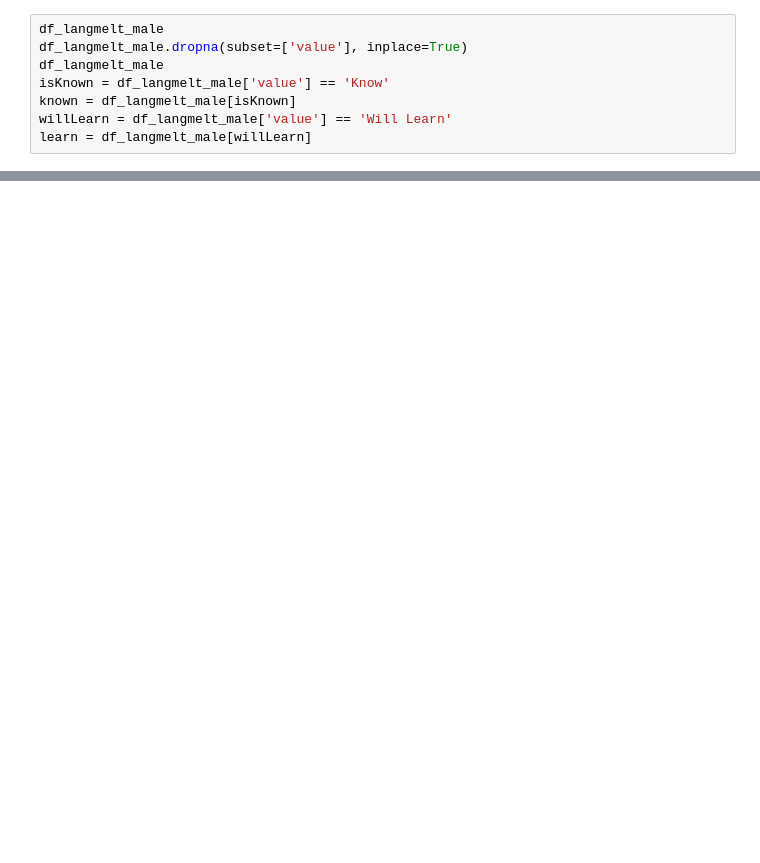
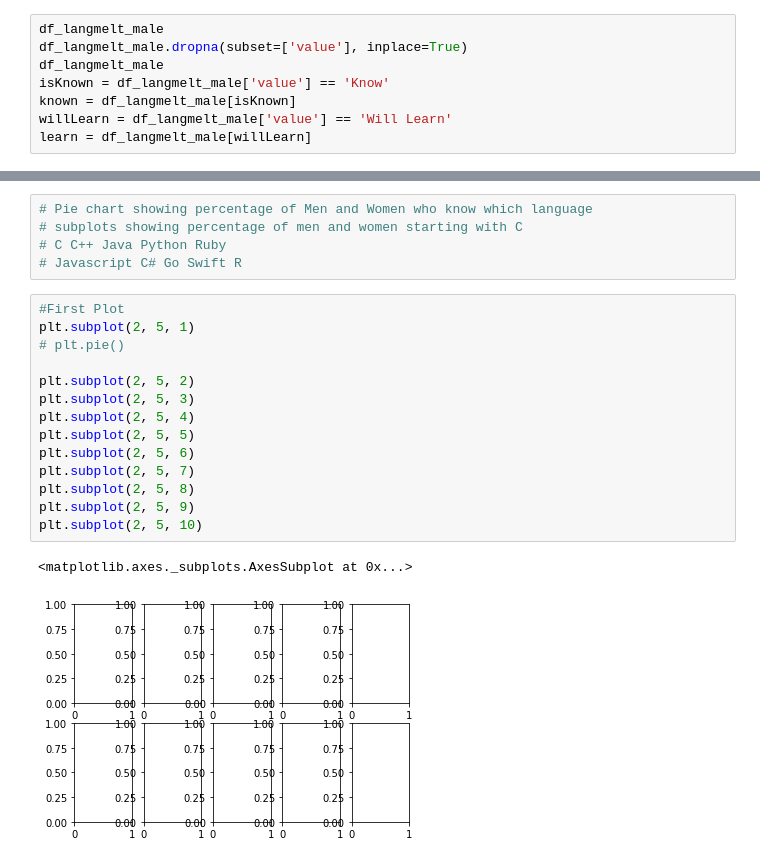
Before and after one commit to EricaTess/women-in-tech, a Jupyter notebook: clustering_project/Clustering-HackerRank-Data.ipynb, the cells around one changed output, grey strips where cells are left out. Drawn from its saved outputs; the diff is of its cells as text; blank space fills up the shorter version.

```diff
--- a/clustering_project/Clustering-HackerRank-Data.ipynb
+++ b/clustering_project/Clustering-HackerRank-Data.ipynb
@@ -189,0 +194,22 @@ plt.show()
+# %%
+# Pie chart showing percentage of Men and Women who know which language
+# subplots showing percentage of men and women starting with C
+# C C++ Java Python Ruby
+# Javascript C# Go Swift R
+# %%
+#First Plot
+plt.subplot(2, 5, 1)
+# plt.pie()
+
+plt.subplot(2, 5, 2)
+plt.subplot(2, 5, 3)
+plt.subplot(2, 5, 4)
+plt.subplot(2, 5, 5)
+plt.subplot(2, 5, 6)
+plt.subplot(2, 5, 7)
+plt.subplot(2, 5, 8)
+plt.subplot(2, 5, 9)
+plt.subplot(2, 5, 10)
+# %% [output]
+<matplotlib.axes._subplots.AxesSubplot at 0x...>
+[figure, added]
```
Also changed, not shown: parts of 15 cells of this notebook.
